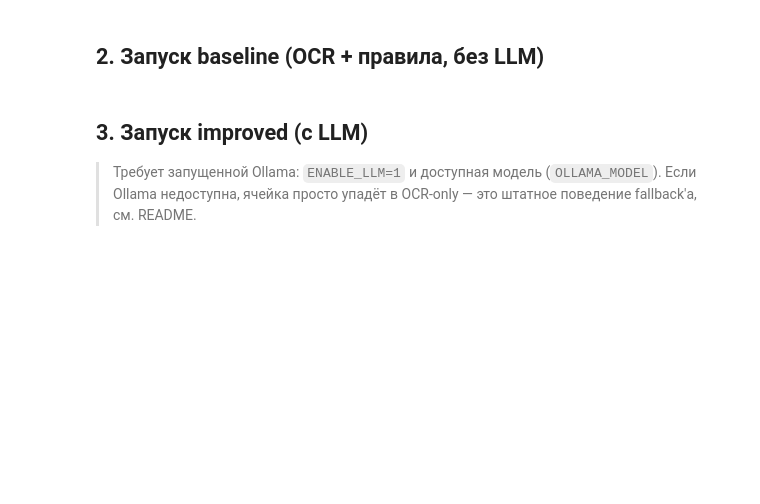
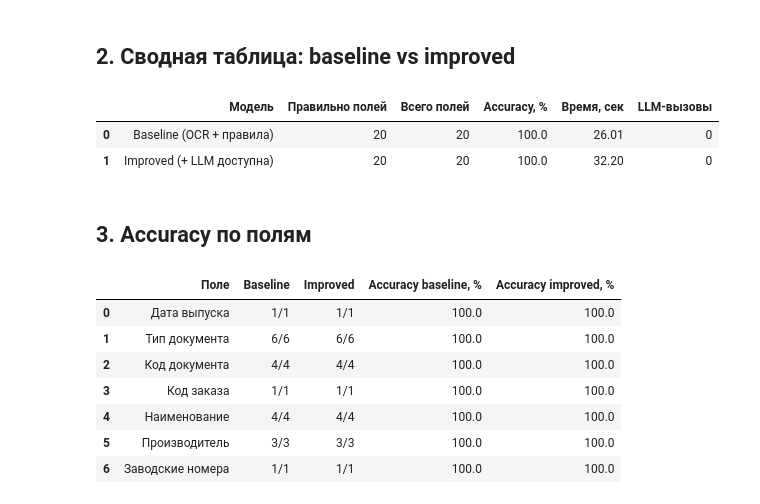
Before and after one commit to GrafZLaa/aie_project_Bukhna, a Jupyter notebook: project/notebooks/02_baselines.ipynb, the cells around one changed output. Saved outputs shown, nothing was run; the diff lists cells and outputs as text; code cells hidden in the pictures; blank space fills up the shorter version.

```diff
--- a/project/notebooks/02_baselines.ipynb
+++ b/project/notebooks/02_baselines.ipynb
@@ -63,2 +40,0 @@ def score_sample(expected: dict, predicted: dict) -> dict:
-# %% [markdown]
-## 2. Запуск baseline (OCR + правила, без LLM)
@@ -79,4 +40,0 @@ print(f'\nВремя baseline: {baseline_elapsed:.1f} сек')
-# %% [markdown]
-## 3. Запуск improved (с LLM)
-
-> Требует запущенной Ollama: `ENABLE_LLM=1` и доступная модель (`OLLAMA_MODEL`). Если Ollama недоступна, ячейка просто упадёт в OCR-only — это штатное поведение fallback'а, см. README.
@@ -95,0 +41,62 @@ print(f'\nВремя improved: {improved_elapsed:.1f} сек')
+# %% [markdown]
+## 2. Сводная таблица: baseline vs improved
+# %%
+summary = pd.DataFrame([
+    {
+        'Модель': 'Baseline (OCR + правила)',
+        'Правильно полей': baseline['matched_checks'],
+        'Всего полей': baseline['total_checks'],
+        'Accuracy, %': baseline['accuracy_pct'],
+        'Время, сек': baseline['elapsed_sec'],
+        'LLM-вызовы': sum(1 for s in baseline['samples'] if s['meta'].get('llm_used')),
+    },
+    {
+        'Модель': 'Improved (+ LLM доступна)',
+        'Правильно полей': improved['matched_checks'],
+        'Всего полей': improved['total_checks'],
+        'Accuracy, %': improved['accuracy_pct'],
+        'Время, сек': improved['elapsed_sec'],
+        'LLM-вызовы': sum(1 for s in improved['samples'] if s['meta'].get('llm_used')),
+    },
+])
+summary
+# %% [output]
+|  | Модель | Правильно полей | Всего полей | Accuracy, % | Время, сек | LLM-вызовы |
+| 0 | Baseline (OCR + правила) | 20 | 20 | 100.0 | 26.01 | 0 |
+| 1 | Improved (+ LLM доступна) | 20 | 20 | 100.0 | 32.20 | 0 |
+# %% [markdown]
+## 3. Accuracy по полям
+# %%
+FIELD_RU = {
+    'document_type':    'Тип документа',
+    'kod_dokumenta':    'Код документа',
+    'naimenovanie':     'Наименование',
+    'proizvoditel':     'Производитель',
+    'data_vypuska':     'Дата выпуска',
+    'kod_zakaza':       'Код заказа',
+    'zavodskie_nomera': 'Заводские номера',
+}
+
+rows = []
+for field in sorted(baseline['per_field']):
+    b = baseline['per_field'][field]
+    i = improved['per_field'][field]
+    rows.append({
+        'Поле': FIELD_RU.get(field, field),
+        'Baseline': f"{b['matched']}/{b['total']}",
+        'Improved': f"{i['matched']}/{i['total']}",
+        'Accuracy baseline, %': b['accuracy_pct'],
+        'Accuracy improved, %': i['accuracy_pct'],
+    })
+
+per_field_df = pd.DataFrame(rows)
+per_field_df
+# %% [output]
+|  | Поле | Baseline | Improved | Accuracy baseline, % | Accuracy improved, % |
+| 0 | Дата выпуска | 1/1 | 1/1 | 100.0 | 100.0 |
+| 1 | Тип документа | 6/6 | 6/6 | 100.0 | 100.0 |
+| 2 | Код документа | 4/4 | 4/4 | 100.0 | 100.0 |
+| 3 | Код заказа | 1/1 | 1/1 | 100.0 | 100.0 |
+| 4 | Наименование | 4/4 | 4/4 | 100.0 | 100.0 |
+| 5 | Производитель | 3/3 | 3/3 | 100.0 | 100.0 |
+| 6 | Заводские номера | 1/1 | 1/1 | 100.0 | 100.0 |
```
Also changed, not shown: parts of 18 cells of this notebook.
